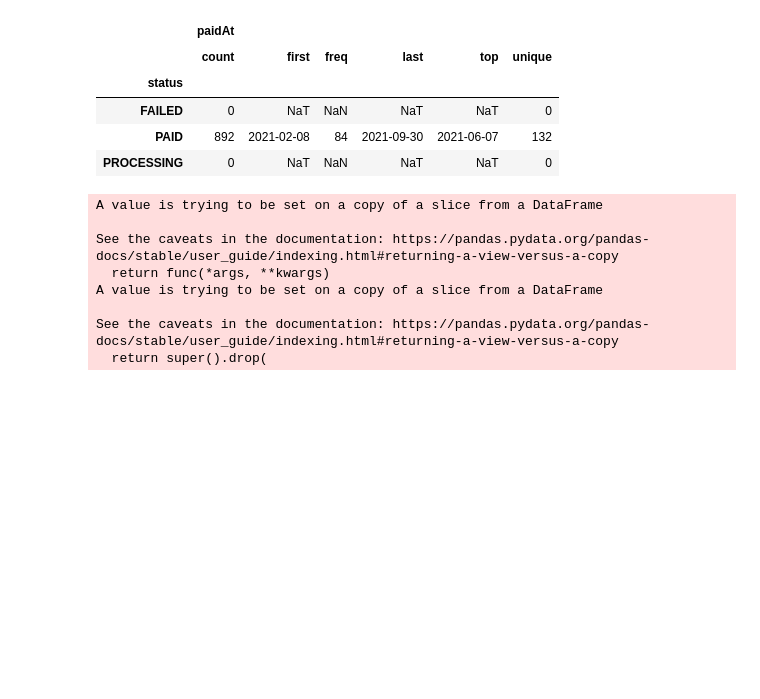
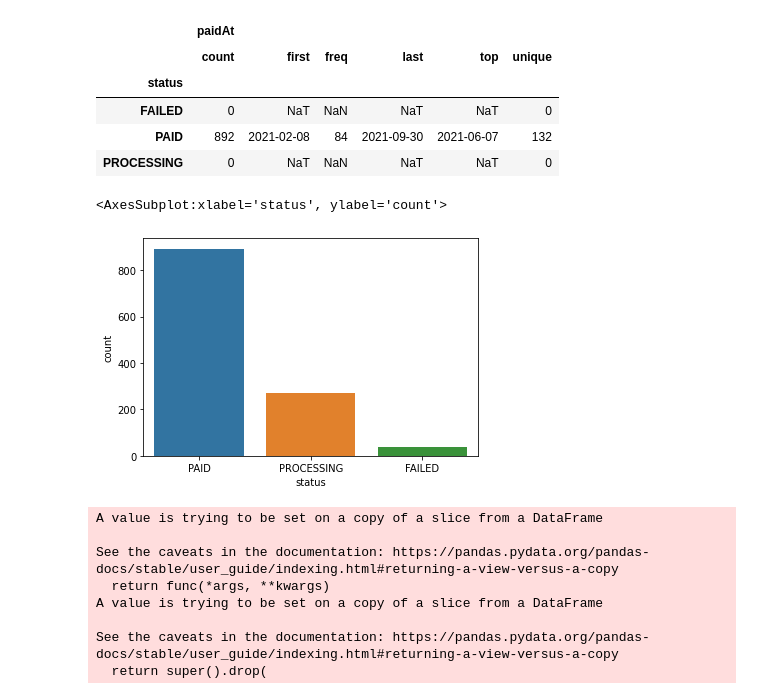
Before and after one commit to andrescerv/xepelin-challenge, a Jupyter notebook: notebook.ipynb, the cells around one changed output. Saved outputs shown, nothing was run; the diff lists cells and outputs as text; code cells hidden in the pictures; blank space fills up the shorter version.

```diff
--- a/notebook.ipynb
+++ b/notebook.ipynb
@@ -46,6 +58,11 @@ df.groupby('status').describe(include='datetime')
 | FAILED | 0 | NaT | NaN | NaT | NaT | 0 |
 | PAID | 892 | 2021-02-08 | 84 | 2021-09-30 | 2021-06-07 | 132 |
 | PROCESSING | 0 | NaT | NaN | NaT | NaT | 0 |
+# %%
+sns.countplot(data=df, x='status')
+# %% [output]
+<AxesSubplot:xlabel='status', ylabel='count'>
+[figure, added]
 # %%
 paid_df = df[df['status'] == 'PAID']
 
```
Also changed, not shown: parts of 30 cells of this notebook, 1 other file.
